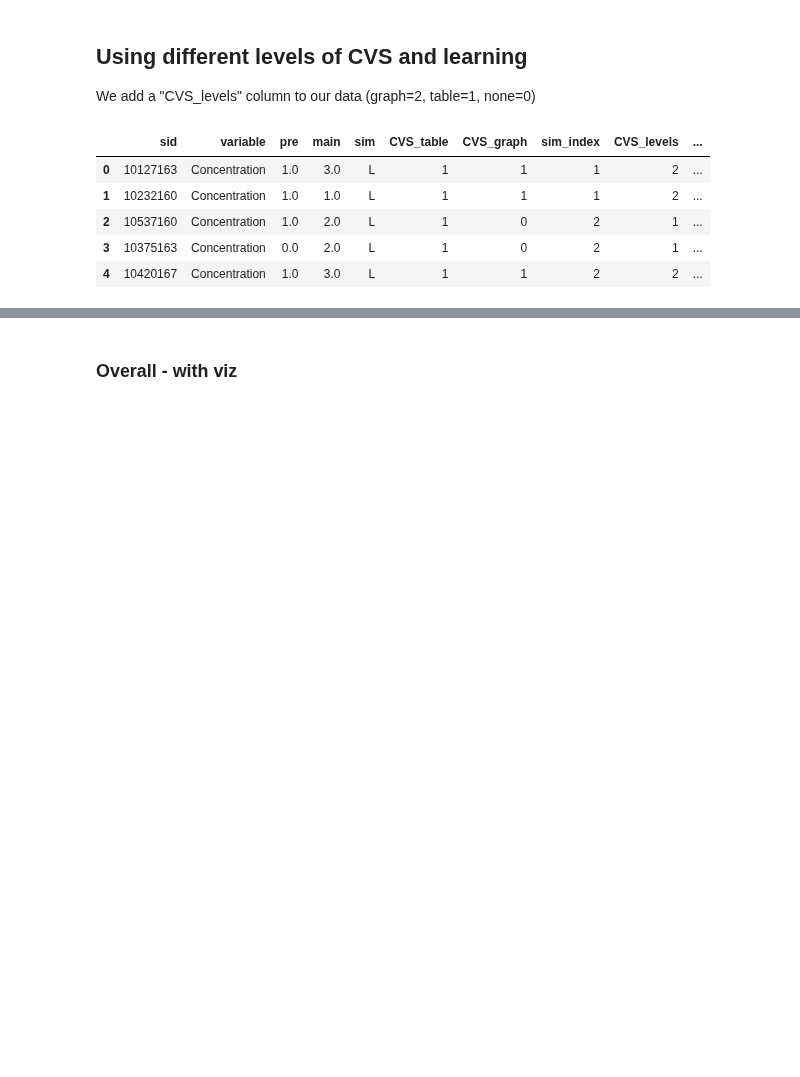
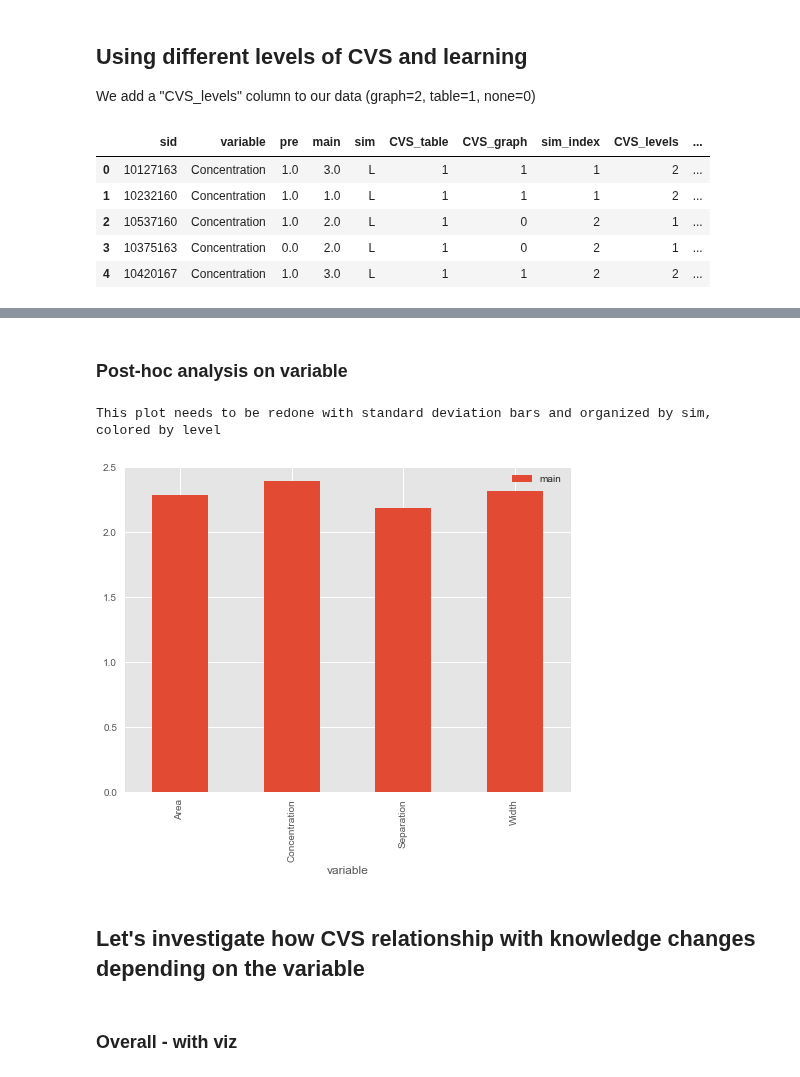
Before and after one commit to jmassall/inquiry_virtualLabs_study, a Jupyter notebook: analysis/storyline.ipynb, the cells around one changed output, grey strips where cells are left out. Drawn from its saved outputs; the diff is of its cells as text; code cells hidden in the pictures; blank space fills up the shorter version.

```diff
--- a/analysis/storyline.ipynb
+++ b/analysis/storyline.ipynb
@@ -386,3 +528,14 @@ Let's investigate by variable, then do some post-hoc comparison between levels.
+# %% [markdown]
+### Post-hoc analysis on variable
+# %%
+posthoc_variable = pd.pivot_table(data, values=['main'], index=['variable'],aggfunc=(np.mean))
+posthoc_variable.plot(kind='bar')
+print "This plot needs to be redone with standard deviation bars and organized by sim, colored by level"
+# %% [output]
+This plot needs to be redone with standard deviation bars and organized by sim, colored by level
+[figure, added]
+# %% [markdown]
+## Let's investigate how CVS relationship with knowledge changes depending on the variable
 # %% [markdown]
 ### Overall - with viz
 # %%
```
Also changed, not shown: parts of 52 cells of this notebook.
